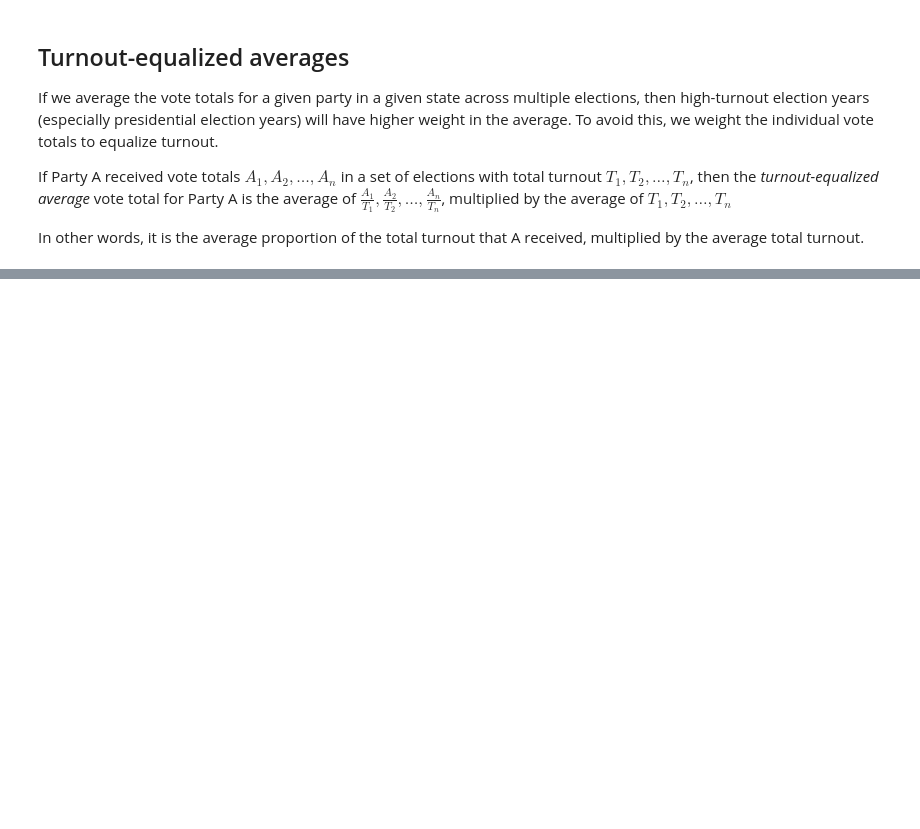
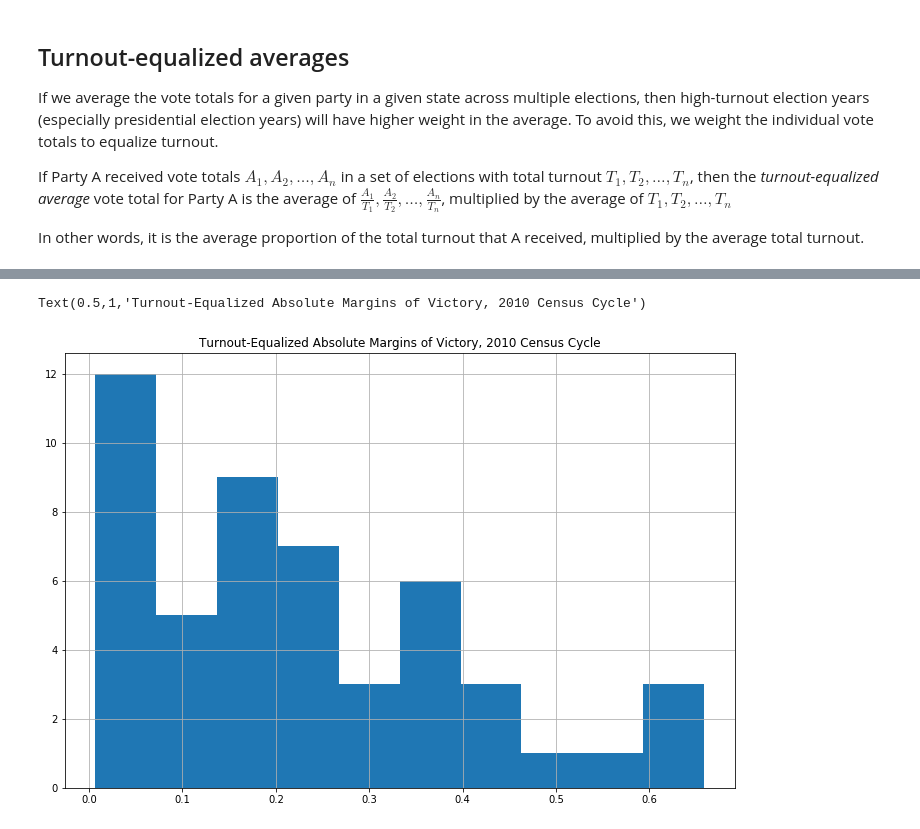
Before and after one commit to gerrymandr/party-tilt, a Jupyter notebook: AllFiftyStates.ipynb, the cells around one changed output, grey strips where cells are left out. Cells and saved outputs as stored; diff of their text form; code cells hidden in the pictures; blank space fills up the shorter version.

```diff
--- a/AllFiftyStates.ipynb
+++ b/AllFiftyStates.ipynb
@@ -125,0 +143,6 @@ output.to_csv("./")
+# %%
+plot_margins(df2010_eq)
+plt.title("Turnout-Equalized Absolute Margins of Victory, 2010 Census Cycle")
+# %% [output]
+Text(0.5,1,'Turnout-Equalized Absolute Margins of Victory, 2010 Census Cycle')
+[figure, added]
```
Also changed, not shown: parts of 22 cells of this notebook, 2 other files.
